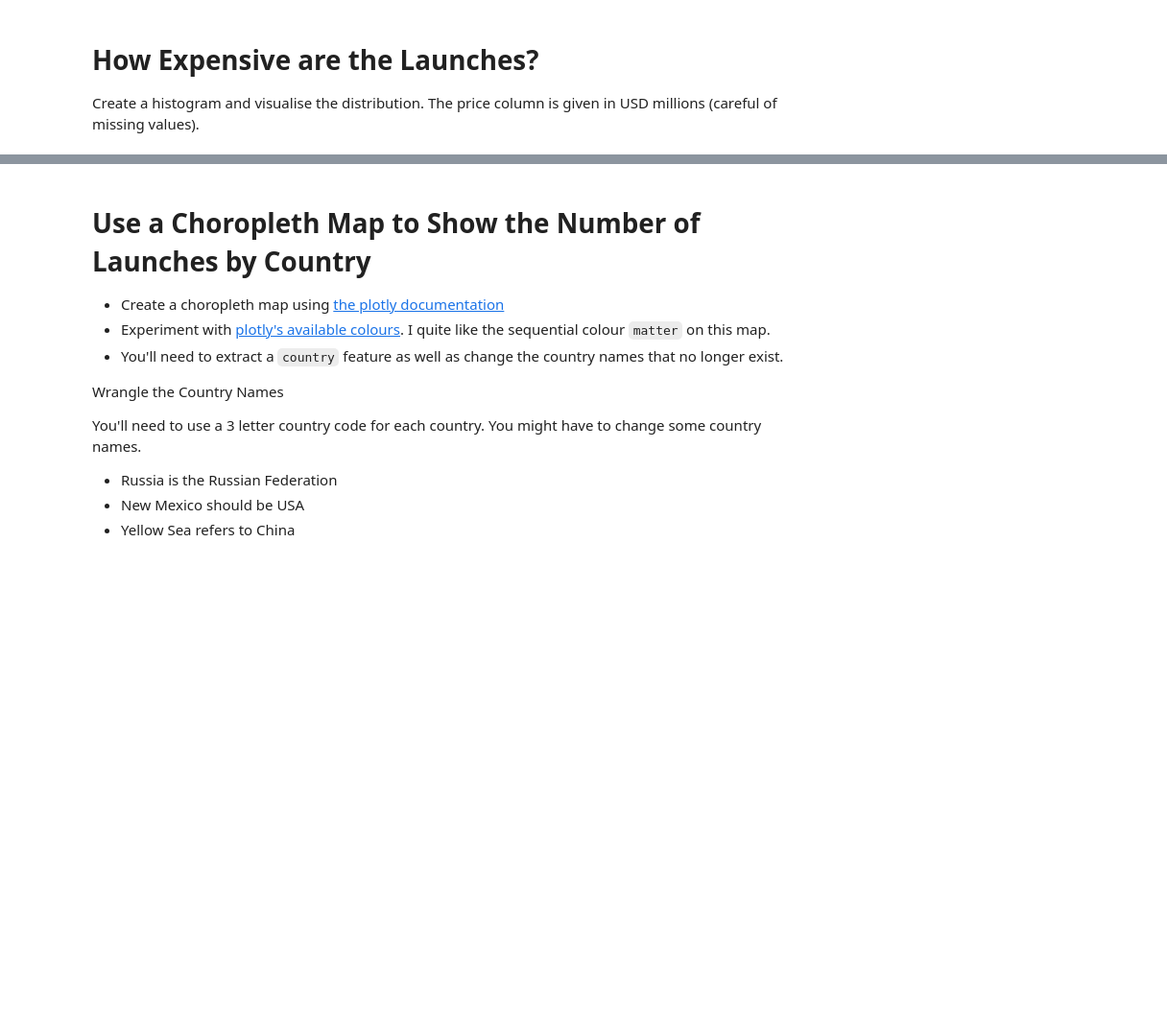
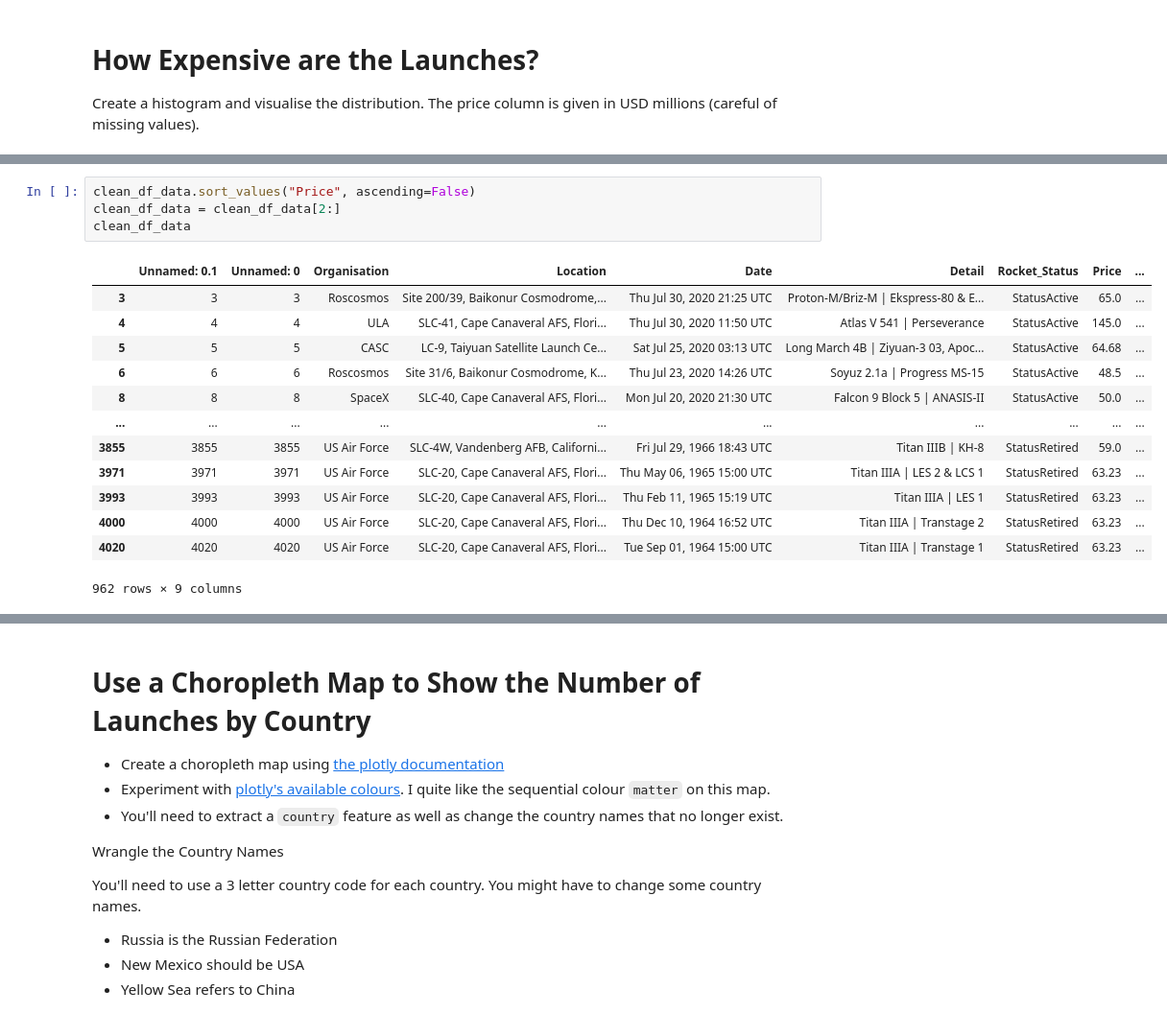
Before and after one commit to filipehlreis/100_days_of_code_python, a Jupyter notebook: day98/Space_Missions_Analysis_(start).ipynb, the cells around one changed output, grey strips where cells are left out. Shown at 96% size. Saved outputs shown, nothing was run; the diff lists cells and outputs as text; blank space fills up the shorter version.

```diff
--- a/day98/Space_Missions_Analysis_(start).ipynb
+++ b/day98/Space_Missions_Analysis_(start).ipynb
@@ -74,0 +254,18 @@ Create a histogram and visualise the distribution. The price column is given in
+# %%
+clean_df_data.sort_values("Price", ascending=False)
+clean_df_data = clean_df_data[2:]
+clean_df_data
+# %% [output]
+|  | Unnamed: 0.1 | Unnamed: 0 | Organisation | Location | Date | Detail | Rocket_Status | Price | ... |
+| 3 | 3 | 3 | Roscosmos | Site 200/39, Baikonur Cosmodrome,... | Thu Jul 30, 2020 21:25 UTC | Proton-M/Briz-M | Ekspress-80 & E... | StatusActive | 65.0 | ... |
+| 4 | 4 | 4 | ULA | SLC-41, Cape Canaveral AFS, Flori... | Thu Jul 30, 2020 11:50 UTC | Atlas V 541 | Perseverance | StatusActive | 145.0 | ... |
+| 5 | 5 | 5 | CASC | LC-9, Taiyuan Satellite Launch Ce... | Sat Jul 25, 2020 03:13 UTC | Long March 4B | Ziyuan-3 03, Apoc... | StatusActive | 64.68 | ... |
+| 6 | 6 | 6 | Roscosmos | Site 31/6, Baikonur Cosmodrome, K... | Thu Jul 23, 2020 14:26 UTC | Soyuz 2.1a | Progress MS-15 | StatusActive | 48.5 | ... |
+| 8 | 8 | 8 | SpaceX | SLC-40, Cape Canaveral AFS, Flori... | Mon Jul 20, 2020 21:30 UTC | Falcon 9 Block 5 | ANASIS-II | StatusActive | 50.0 | ... |
+| ... | ... | ... | ... | ... | ... | ... | ... | ... | ... |
+| 3855 | 3855 | 3855 | US Air Force | SLC-4W, Vandenberg AFB, Californi... | Fri Jul 29, 1966 18:43 UTC | Titan IIIB | KH-8 | StatusRetired | 59.0 | ... |
+| 3971 | 3971 | 3971 | US Air Force | SLC-20, Cape Canaveral AFS, Flori... | Thu May 06, 1965 15:00 UTC | Titan IIIA | LES 2 & LCS 1 | StatusRetired | 63.23 | ... |
+| 3993 | 3993 | 3993 | US Air Force | SLC-20, Cape Canaveral AFS, Flori... | Thu Feb 11, 1965 15:19 UTC | Titan IIIA | LES 1 | StatusRetired | 63.23 | ... |
+| 4000 | 4000 | 4000 | US Air Force | SLC-20, Cape Canaveral AFS, Flori... | Thu Dec 10, 1964 16:52 UTC | Titan IIIA | Transtage 2 | StatusRetired | 63.23 | ... |
+| 4020 | 4020 | 4020 | US Air Force | SLC-20, Cape Canaveral AFS, Flori... | Tue Sep 01, 1964 15:00 UTC | Titan IIIA | Transtage 1 | StatusRetired | 63.23 | ... |
+962 rows × 9 columns
```
Also changed, not shown: parts of 23 cells of this notebook, 1 other file.
